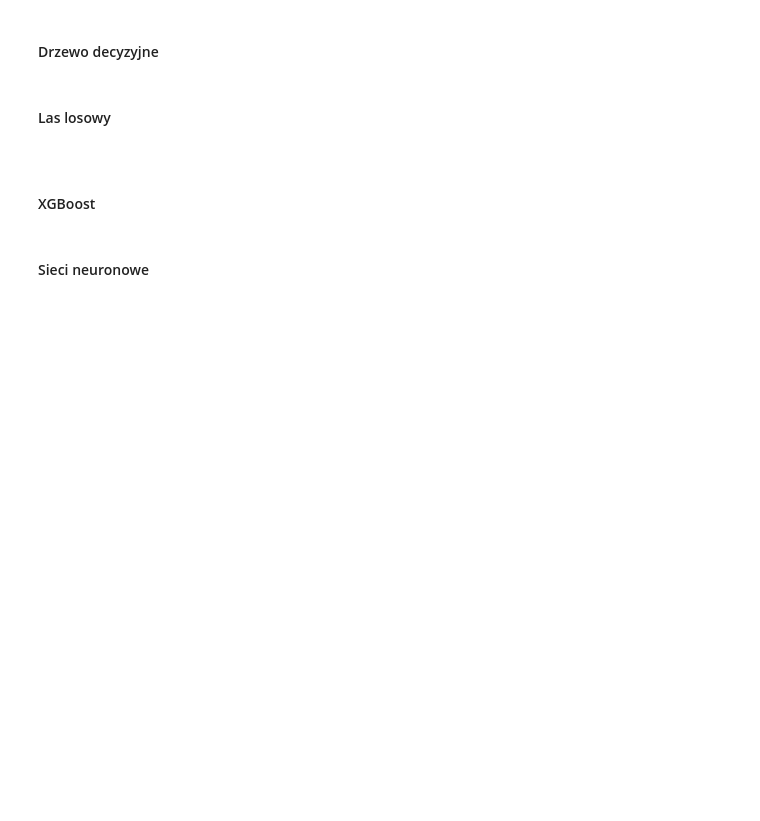
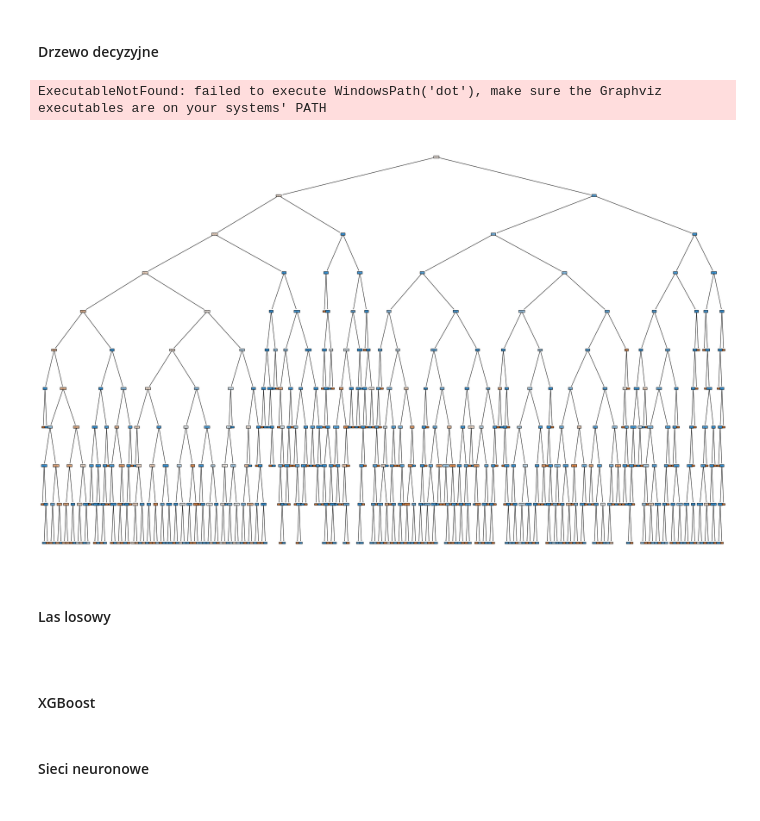
Before and after one commit to kubas99x/predict_quality_of_car_parts, a Jupyter notebook: src/traning_models.ipynb, the cells around one changed output. Saved outputs shown, nothing was run; the diff lists cells and outputs as text; code cells hidden in the pictures; blank space fills up the shorter version.

Commit message:
trying to add graph

```diff
--- a/src/traning_models.ipynb
+++ b/src/traning_models.ipynb
@@ -27,9 +27,27 @@ for cold in ['x_train', 'x_valid', 'x_test']:
     ml_data_no_cat[cold].drop(columns=categorical_columns_, inplace=True)
 # %% [markdown]
 <h4>Drzewo decyzyjne</h4>
+# %%
+def make_decision_tree(clf, max_depth_, feature_names, class_names):
+    from sklearn.tree import export_graphviz
+    import graphviz
+
+    dot_data = export_graphviz(clf,
+                    out_file=None,
+                    feature_names=feature_names,
+                    class_names=class_names,
+                    special_characters=True,
+                    rounded=True,
+                    filled=True)
+    graph = graphviz.Source(dot_data)
+    graph.render('graph')
 # %%
-clf = decision_tree_model(*ml_data.values(), run_name_="normal_run")
+clf, max_depth = decision_tree_model(*ml_data.values(), run_name_="normal_run")
+make_decision_tree(clf, max_depth, list(ml_data['x_train'].columns), ['ok', 'nok'])
 #print_stats(clf, ml_data['x_test'], ml_data['y_test'])
+# %% [output]
+ExecutableNotFound: failed to execute WindowsPath('dot'), make sure the Graphviz executables are on your systems' PATH
+[figure, added]
 # %% [markdown]
 <h4>Las losowy<h4>
 # %%
```
Also changed, not shown: parts of 1 cell of this notebook, 4 other files.
